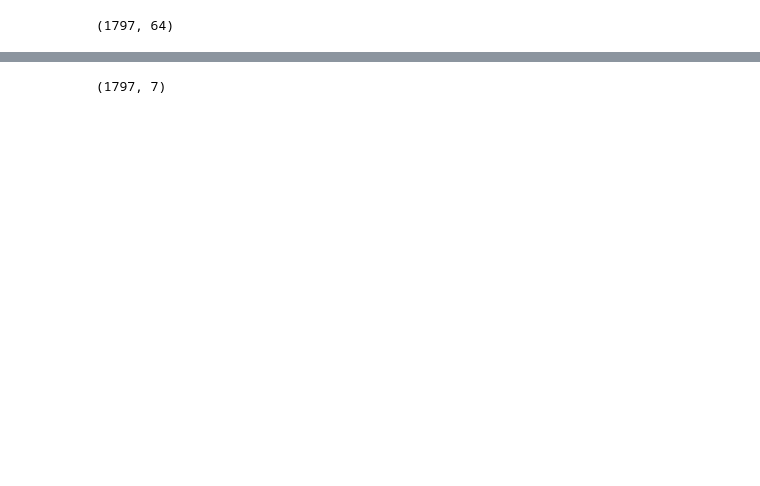
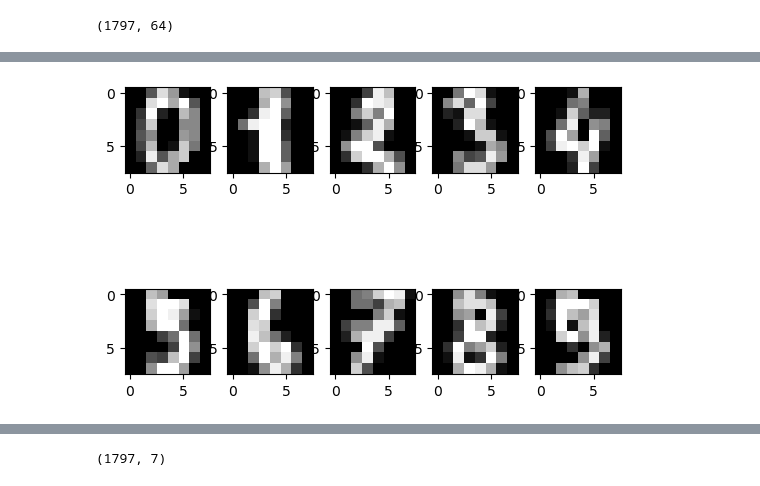
Before and after one commit to earvinlin/BOOK_ScikitLearn, a Jupyter notebook: sample_codes/00_testScikit-learn.ipynb, the cells around one changed output, grey strips where cells are left out. Drawn from its saved outputs; the diff is of its cells as text; code cells hidden in the pictures; blank space fills up the shorter version.

```diff
--- a/sample_codes/00_testScikit-learn.ipynb
+++ b/sample_codes/00_testScikit-learn.ipynb
@@ -450,0 +459,15 @@ X.shape
+# %%
+from sklearn.datasets import load_digits
+import matplotlib.pyplot as plt
+
+digits = load_digits()
+plt.gray()
+
+# https://steam.oxxostudio.tw/category/python/example/matplotlib-subplot.html
+for i in range(10):
+    plt.subplot(2, 5, i + 1)
+    plt.imshow(digits.data[i].reshape((8, 8)))
+
+plt.show()
+# %% [output]
+[figure, added]
```
Also changed, not shown: parts of 6 cells of this notebook.
